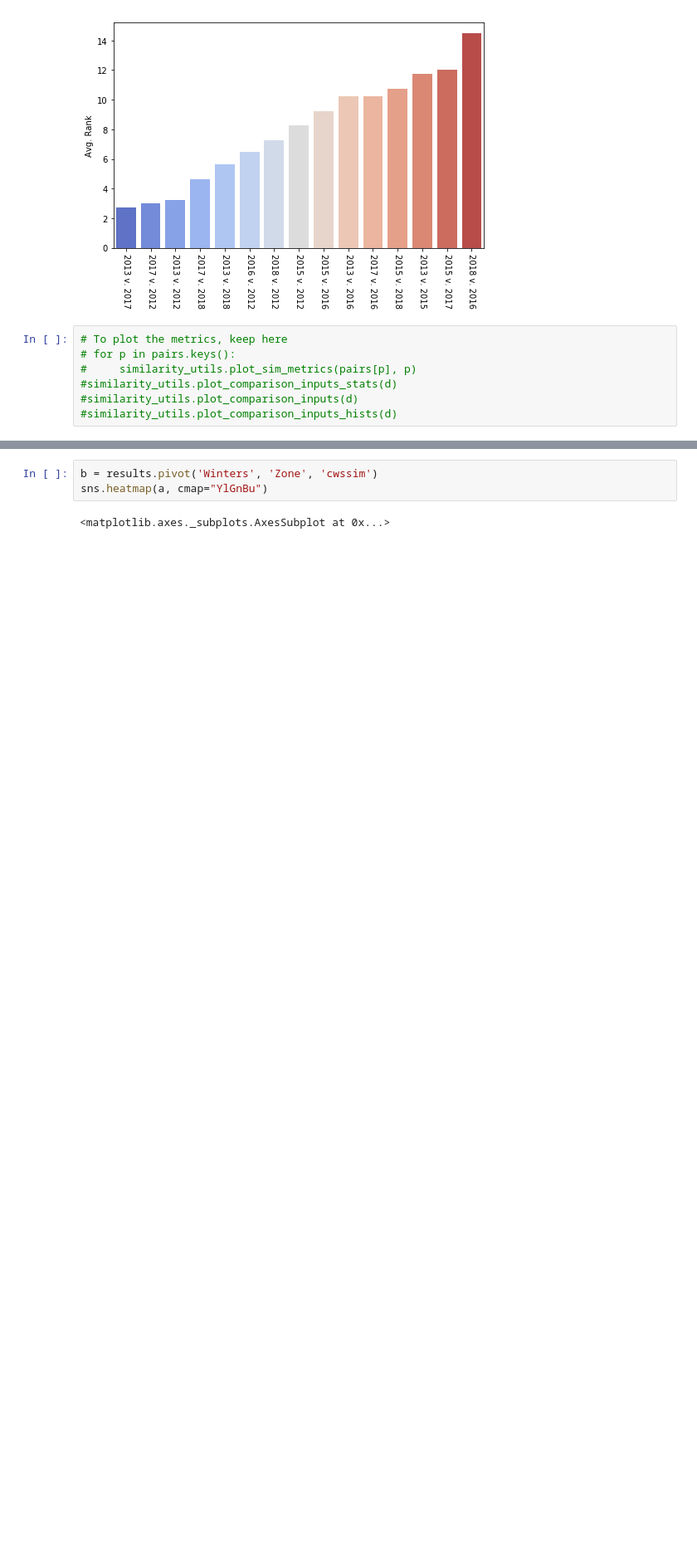
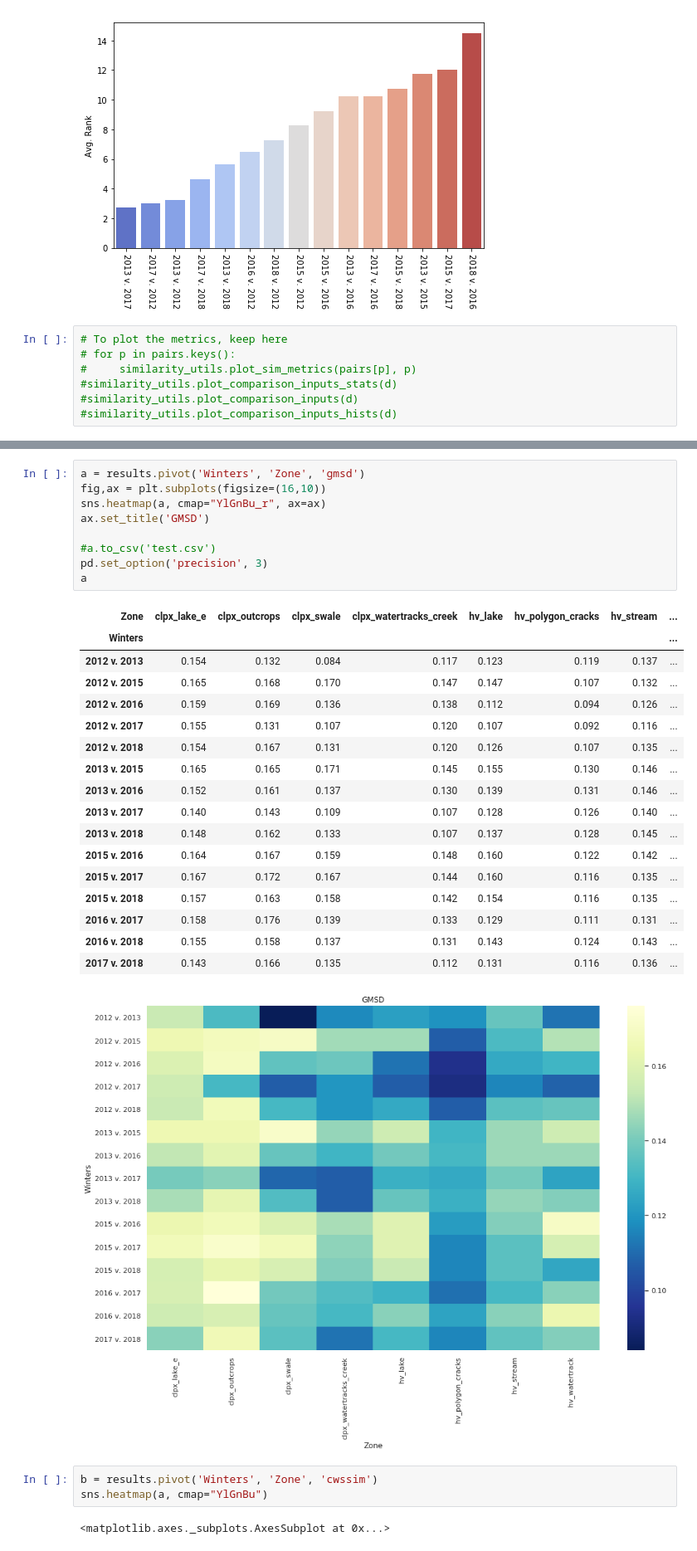
Before and after one commit to charparr/parr-thesis, a Jupyter notebook: similarity/example.ipynb, the cells around one changed output, grey strips where cells are left out. Shown at 83% size. Saved outputs shown, nothing was run; the diff lists cells and outputs as text; blank space fills up the shorter version.

```diff
--- a/similarity/example.ipynb
+++ b/similarity/example.ipynb
@@ -195,3 +186,31 @@ Text(0.5, 1.0, 'GMSD')
+# %%
+a = results.pivot('Winters', 'Zone', 'gmsd')
+fig,ax = plt.subplots(figsize=(16,10))
+sns.heatmap(a, cmap="YlGnBu_r", ax=ax)
+ax.set_title('GMSD')
+
+#a.to_csv('test.csv')
+pd.set_option('precision', 3)
+a
+# %% [output]
+| Zone | clpx_lake_e | clpx_outcrops | clpx_swale | clpx_watertracks_creek | hv_lake | hv_polygon_cracks | hv_stream | ... |
+| Winters |  |  |  |  |  |  |  | ... |
+| 2012 v. 2013 | 0.154 | 0.132 | 0.084 | 0.117 | 0.123 | 0.119 | 0.137 | ... |
+| 2012 v. 2015 | 0.165 | 0.168 | 0.170 | 0.147 | 0.147 | 0.107 | 0.132 | ... |
+| 2012 v. 2016 | 0.159 | 0.169 | 0.136 | 0.138 | 0.112 | 0.094 | 0.126 | ... |
+| 2012 v. 2017 | 0.155 | 0.131 | 0.107 | 0.120 | 0.107 | 0.092 | 0.116 | ... |
+| 2012 v. 2018 | 0.154 | 0.167 | 0.131 | 0.120 | 0.126 | 0.107 | 0.135 | ... |
+| 2013 v. 2015 | 0.165 | 0.165 | 0.171 | 0.145 | 0.155 | 0.130 | 0.146 | ... |
+| 2013 v. 2016 | 0.152 | 0.161 | 0.137 | 0.130 | 0.139 | 0.131 | 0.146 | ... |
+| 2013 v. 2017 | 0.140 | 0.143 | 0.109 | 0.107 | 0.128 | 0.126 | 0.140 | ... |
+| 2013 v. 2018 | 0.148 | 0.162 | 0.133 | 0.107 | 0.137 | 0.128 | 0.145 | ... |
+| 2015 v. 2016 | 0.164 | 0.167 | 0.159 | 0.148 | 0.160 | 0.122 | 0.142 | ... |
+| 2015 v. 2017 | 0.167 | 0.172 | 0.167 | 0.144 | 0.160 | 0.116 | 0.135 | ... |
+| 2015 v. 2018 | 0.157 | 0.163 | 0.158 | 0.142 | 0.154 | 0.116 | 0.135 | ... |
+| 2016 v. 2017 | 0.158 | 0.176 | 0.139 | 0.133 | 0.129 | 0.111 | 0.131 | ... |
+| 2016 v. 2018 | 0.155 | 0.158 | 0.137 | 0.131 | 0.143 | 0.124 | 0.143 | ... |
+| 2017 v. 2018 | 0.143 | 0.166 | 0.135 | 0.112 | 0.131 | 0.116 | 0.136 | ... |
+[figure, added]
 # %%
 b = results.pivot('Winters', 'Zone', 'cwssim')
 sns.heatmap(a, cmap="YlGnBu")
```
Also changed, not shown: parts of 6 cells of this notebook, 4 other files.
